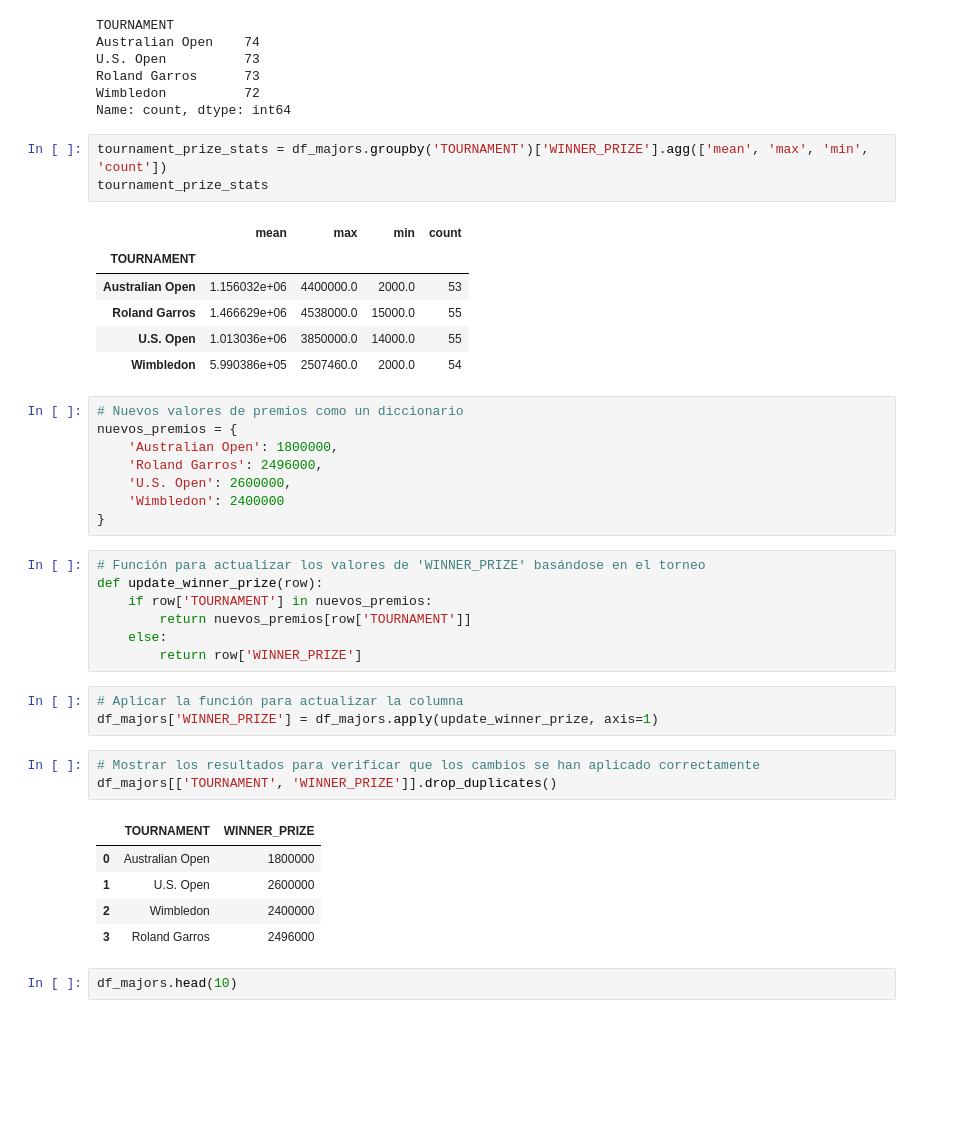
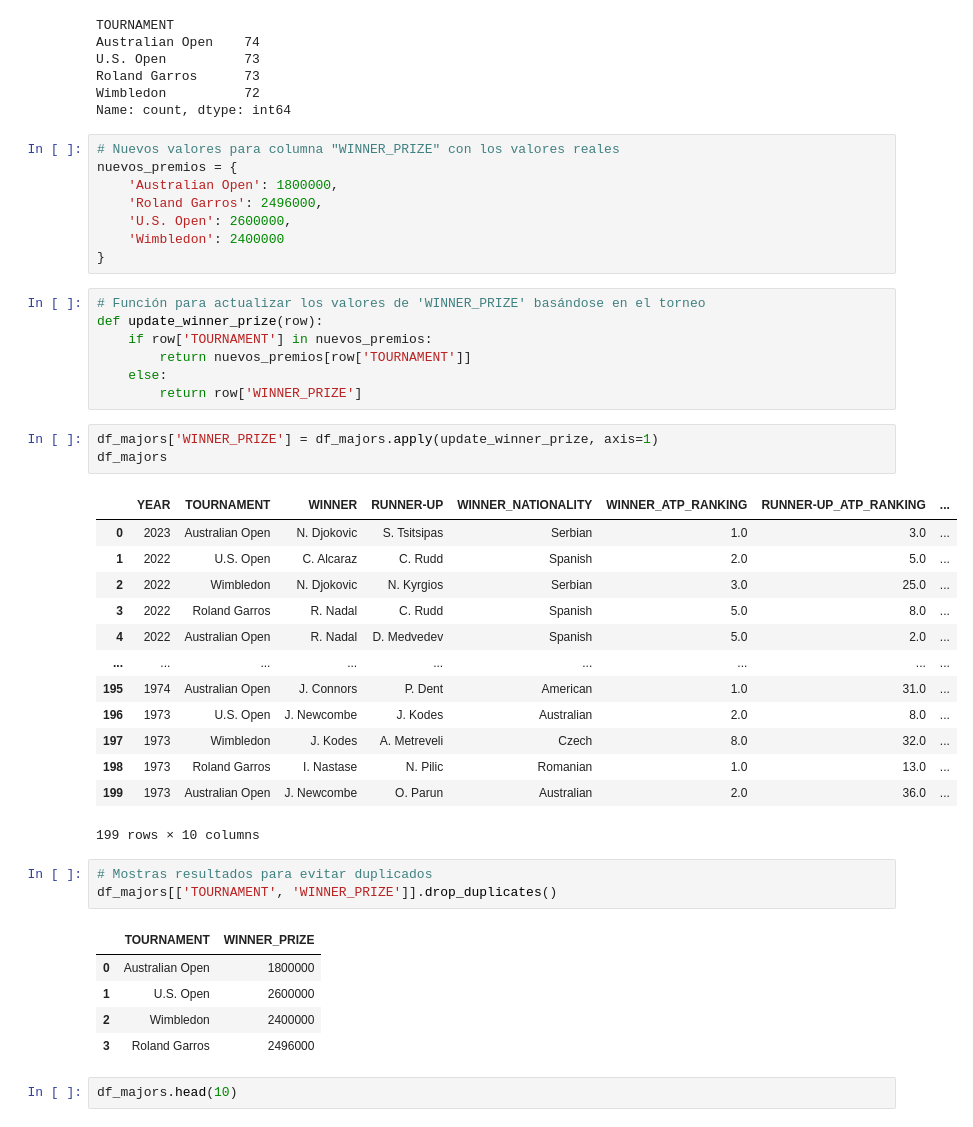
Before and after one commit to Lokhy87/EDA_entrega, a Jupyter notebook: Limpieza.ipynb, the cells around one changed output. Cells and saved outputs as stored; diff of their text form; blank space fills up the shorter version.

```diff
--- a/Limpieza.ipynb
+++ b/Limpieza.ipynb
@@ -127,18 +127,8 @@ U.S. Open          73
 Roland Garros      73
 Wimbledon          72
 Name: count, dtype: int64
-# %%
-tournament_prize_stats = df_majors.groupby('TOURNAMENT')['WINNER_PRIZE'].agg(['mean', 'max', 'min', 'count'])
-tournament_prize_stats
-# %% [output]
-|  | mean | max | min | count |
-| TOURNAMENT |  |  |  |  |
-| Australian Open | 1.156032e+06 | 4400000.0 | 2000.0 | 53 |
-| Roland Garros | 1.466629e+06 | 4538000.0 | 15000.0 | 55 |
-| U.S. Open | 1.013036e+06 | 3850000.0 | 14000.0 | 55 |
-| Wimbledon | 5.990386e+05 | 2507460.0 | 2000.0 | 54 |
 # %%
-# Nuevos valores de premios como un diccionario
+# Nuevos valores para columna "WINNER_PRIZE" con los valores reales
 nuevos_premios = {
     'Australian Open': 1800000,
     'Roland Garros': 2496000,
@@ -153,10 +143,24 @@ def update_winner_prize(row):
     else:
         return row['WINNER_PRIZE']
 # %%
-# Aplicar la función para actualizar la columna
 df_majors['WINNER_PRIZE'] = df_majors.apply(update_winner_prize, axis=1)
+df_majors
+# %% [output]
+|  | YEAR | TOURNAMENT | WINNER | RUNNER-UP | WINNER_NATIONALITY | WINNER_ATP_RANKING | RUNNER-UP_ATP_RANKING | ... |
+| 0 | 2023 | Australian Open | N. Djokovic | S. Tsitsipas | Serbian | 1.0 | 3.0 | ... |
+| 1 | 2022 | U.S. Open | C. Alcaraz | C. Rudd | Spanish | 2.0 | 5.0 | ... |
+| 2 | 2022 | Wimbledon | N. Djokovic | N. Kyrgios | Serbian | 3.0 | 25.0 | ... |
+| 3 | 2022 | Roland Garros | R. Nadal | C. Rudd | Spanish | 5.0 | 8.0 | ... |
+| 4 | 2022 | Australian Open | R. Nadal | D. Medvedev | Spanish | 5.0 | 2.0 | ... |
+| ... | ... | ... | ... | ... | ... | ... | ... | ... |
+| 195 | 1974 | Australian Open | J. Connors | P. Dent | American | 1.0 | 31.0 | ... |
+| 196 | 1973 | U.S. Open | J. Newcombe | J. Kodes | Australian | 2.0 | 8.0 | ... |
+| 197 | 1973 | Wimbledon | J. Kodes | A. Metreveli | Czech | 8.0 | 32.0 | ... |
+| 198 | 1973 | Roland Garros | I. Nastase | N. Pilic | Romanian | 1.0 | 13.0 | ... |
+| 199 | 1973 | Australian Open | J. Newcombe | O. Parun | Australian | 2.0 | 36.0 | ... |
+199 rows × 10 columns
 # %%
-# Mostrar los resultados para verificar que los cambios se han aplicado correctamente
+# Mostras resultados para evitar duplicados
 df_majors[['TOURNAMENT', 'WINNER_PRIZE']].drop_duplicates()
 # %% [output]
 |  | TOURNAMENT | WINNER_PRIZE |
```
Also changed, not shown: parts of 5 cells of this notebook, 1 other file.
